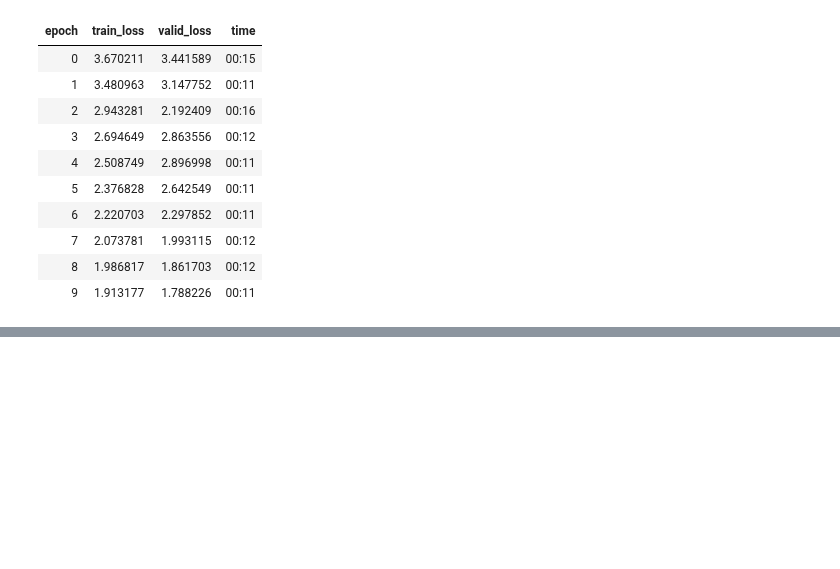
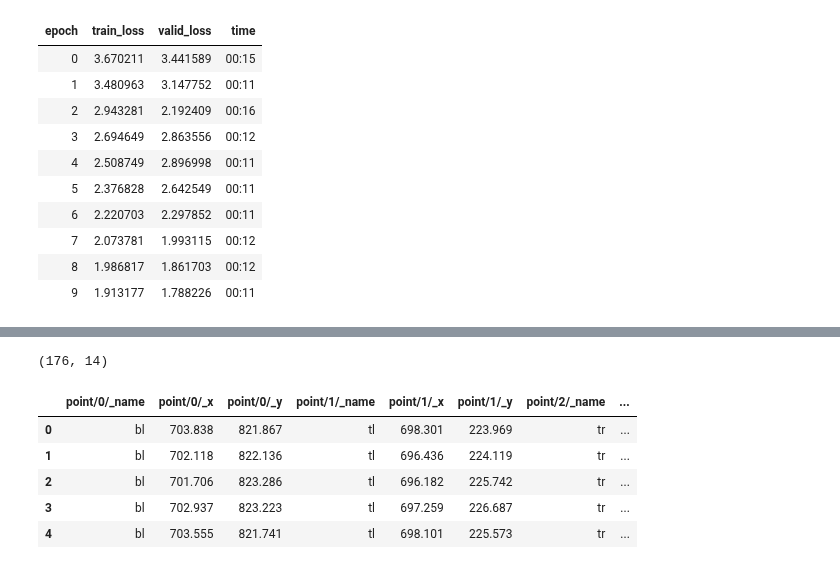
Before and after one commit to alixintong/btt-ai-know-your-customer, a Jupyter notebook: bounding_box.ipynb, the cells around one changed output, grey strips where cells are left out. Cells and saved outputs as stored; diff of their text form; code cells hidden in the pictures; blank space fills up the shorter version.

```diff
--- a/bounding_box.ipynb
+++ b/bounding_box.ipynb
@@ -309,0 +300,14 @@ learn.fit_one_cycle(10, slice(1e-5, 1e-4))
+# %%
+# import bounding box letter csv
+url_letter ='https://raw.githubusercontent.com/alixintong/btt-ai-know-your-customer/jess/csv_files/letter001.gt.csv'
+df_letter = pd.read_csv(url_letter)
+print(df_letter.shape)
+df_letter.head()
+# %% [output]
+(176, 14)
+|  | point/0/_name | point/0/_x | point/0/_y | point/1/_name | point/1/_x | point/1/_y | point/2/_name | ... |
+| 0 | bl | 703.838 | 821.867 | tl | 698.301 | 223.969 | tr | ... |
+| 1 | bl | 702.118 | 822.136 | tl | 696.436 | 224.119 | tr | ... |
+| 2 | bl | 701.706 | 823.286 | tl | 696.182 | 225.742 | tr | ... |
+| 3 | bl | 702.937 | 823.223 | tl | 697.259 | 226.687 | tr | ... |
+| 4 | bl | 703.555 | 821.741 | tl | 698.101 | 225.573 | tr | ... |
```
Also changed, not shown: parts of 55 cells of this notebook.
